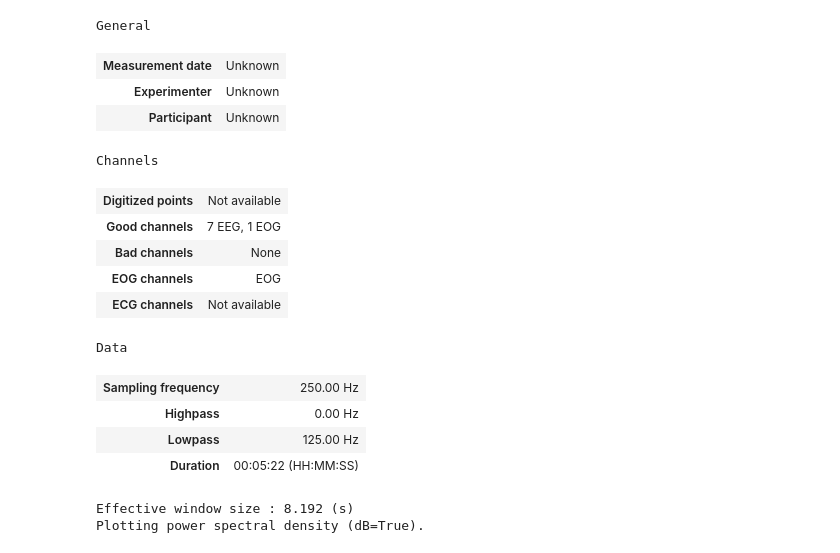
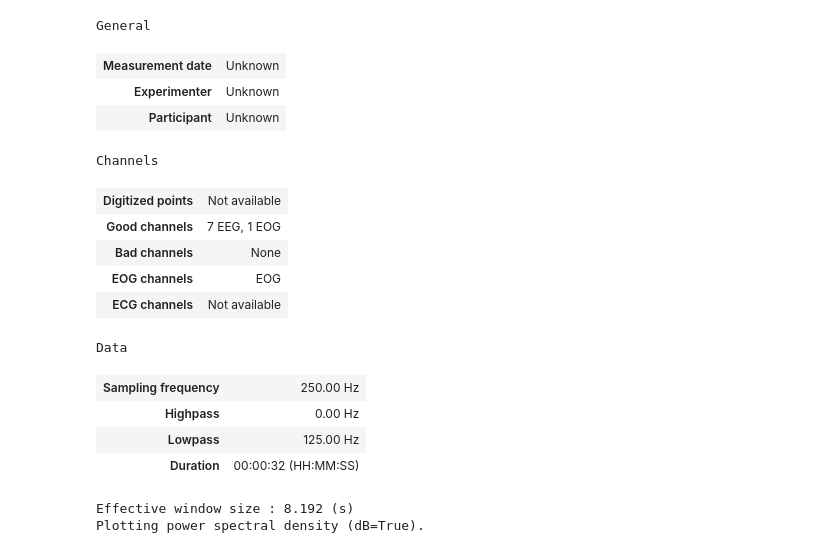
Before and after one commit to WasupolHengsritawat/Two-dimensional-Movement-Control-BCI, a Jupyter notebook: DataChecker.ipynb, the cells around one changed output. Drawn from its saved outputs; the diff is of its cells as text; code cells hidden in the pictures.

```diff
--- a/DataChecker.ipynb
+++ b/DataChecker.ipynb
@@ -6,8 +6,8 @@ import numpy as np
 # %%
 # -- |Data details| --
 participant_id = '00'
-session = '03'
-run = '05'
+session = '05'
+run = '01'
 
 # -- |File import| --
 streams, header = pyxdf.load_xdf(f"Data/sub-P0{participant_id}/ses-S0{session}/eeg/sub-P0{participant_id}_ses-S0{session}_task-Default_run-0{run}_eeg.xdf") #Example Data from Lab Recoder
@@ -16,34 +16,34 @@ streams, header = pyxdf.load_xdf(f"Data/sub-P0{participant_id}/ses-S0{session}/e
 EEG = [data for data in streams if data['info']['type'] == ['EEG']][0] #From Steam variable this query is EEG data
 raw_data = (EEG["time_series"].T)/1000000 # Convert microvoltage to voltage
 
 # -- |Channels Information| --
 channels = ['Fz','C3','Cz','C4','Pz','PO7','PO8','EOG'] #Set your target EEG channel name
 info = mne.create_info(
     ch_names= channels,
     ch_types= ['eeg']*(len(channels) - 1) + ['eog'],
     sfreq= 250,  #OpenBCI Frequency acquistion
     verbose=False
 )
 
 # -- |Create MNE rawarray| --
 raw_mne = mne.io.RawArray(raw_data, info, verbose=False)
 raw_mne
 # %% [output]
 General
 | Measurement date | Unknown |
 | Experimenter | Unknown |
 | Participant | Unknown |
 Channels
 | Digitized points | Not available |
 | Good channels | 7 EEG, 1 EOG |
 | Bad channels | None |
 | EOG channels | EOG |
 | ECG channels | Not available |
 Data
 | Sampling frequency | 250.00 Hz |
 | Highpass | 0.00 Hz |
 | Lowpass | 125.00 Hz |
-| Duration | 00:05:22 (HH:MM:SS) |
+| Duration | 00:00:32 (HH:MM:SS) |
 # %%
 raw_mne.compute_psd(fmin=0,fmax=50).plot();
 # %% [output]
```
Also changed, not shown: parts of 2 cells of this notebook, 11 other files.
